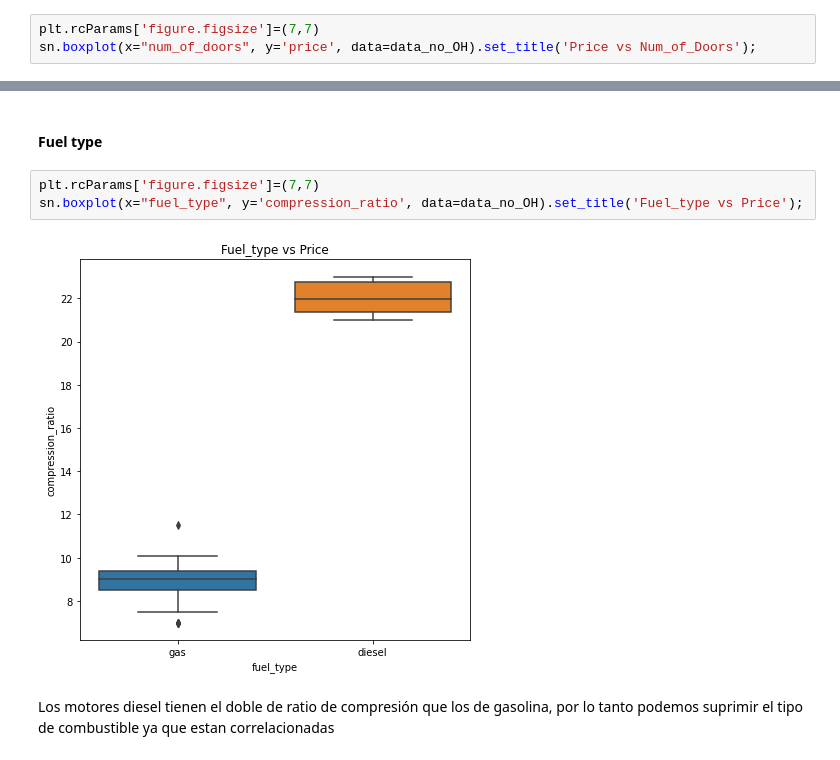
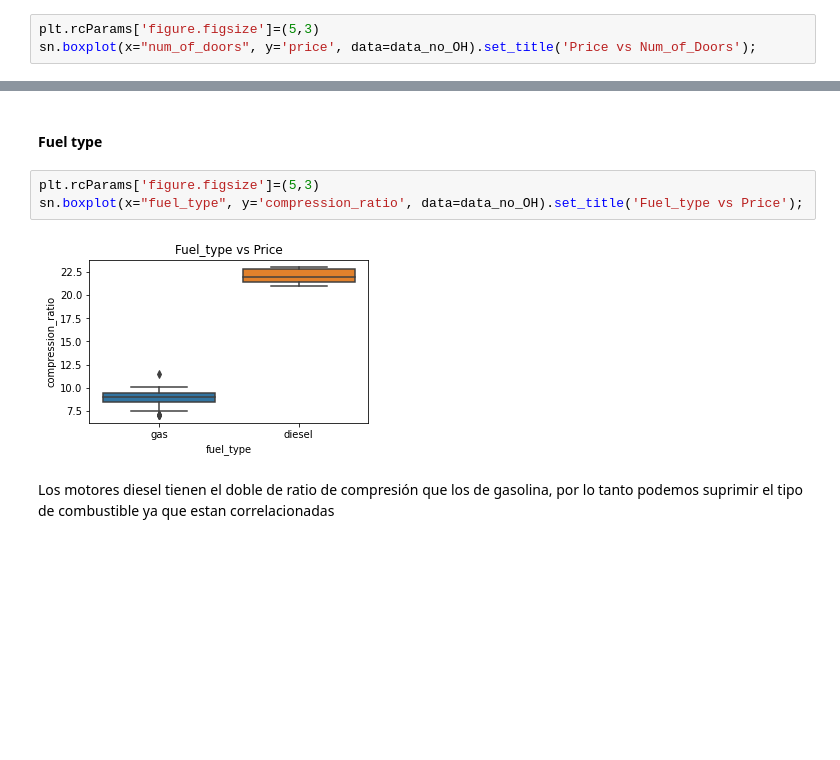
Before and after one commit to foster99/APA-FIB, a Jupyter notebook: pre_processing.ipynb, the cells around one changed output, grey strips where cells are left out. Cells and saved outputs as stored; diff of their text form; blank space fills up the shorter version.

```diff
--- a/pre_processing.ipynb
+++ b/pre_processing.ipynb
@@ -485,6 +485,6 @@ sn.scatterplot(x='price', y="horsepower", data=data_no_OH).set_title('Price for
 # %% [markdown]
 El atributo referente al numero de puertas de un vehiculo no parece a priori relevante. Es cierto que los coches deportivos (mas caros) suelen ser de dos puertas, pero a pesar es esto, no parece un atributo muy relevante para decidir el precio de un vehiculo.
 # %%
-plt.rcParams['figure.figsize']=(7,7)
+plt.rcParams['figure.figsize']=(5,3)
 sn.boxplot(x="num_of_doors", y='price', data=data_no_OH).set_title('Price vs Num_of_Doors');
 # %% [output]
@@ -537,10 +537,10 @@ sn.scatterplot(x="height", y='price', data=data_no_OH).set_title('Length vs Pric
 # %% [markdown]
 #### Fuel type
 # %%
-plt.rcParams['figure.figsize']=(7,7)
+plt.rcParams['figure.figsize']=(5,3)
 sn.boxplot(x="fuel_type", y='compression_ratio', data=data_no_OH).set_title('Fuel_type vs Price');
 # %% [output]
-[figure, old version]
+[figure, new version]
 # %% [markdown]
 Los motores diesel tienen el doble de ratio de compresión que los de gasolina, por lo tanto podemos suprimir el tipo de combustible ya que estan correlacionadas
 # %%
```
Also changed, not shown: parts of 11 cells of this notebook, 32 other files.
